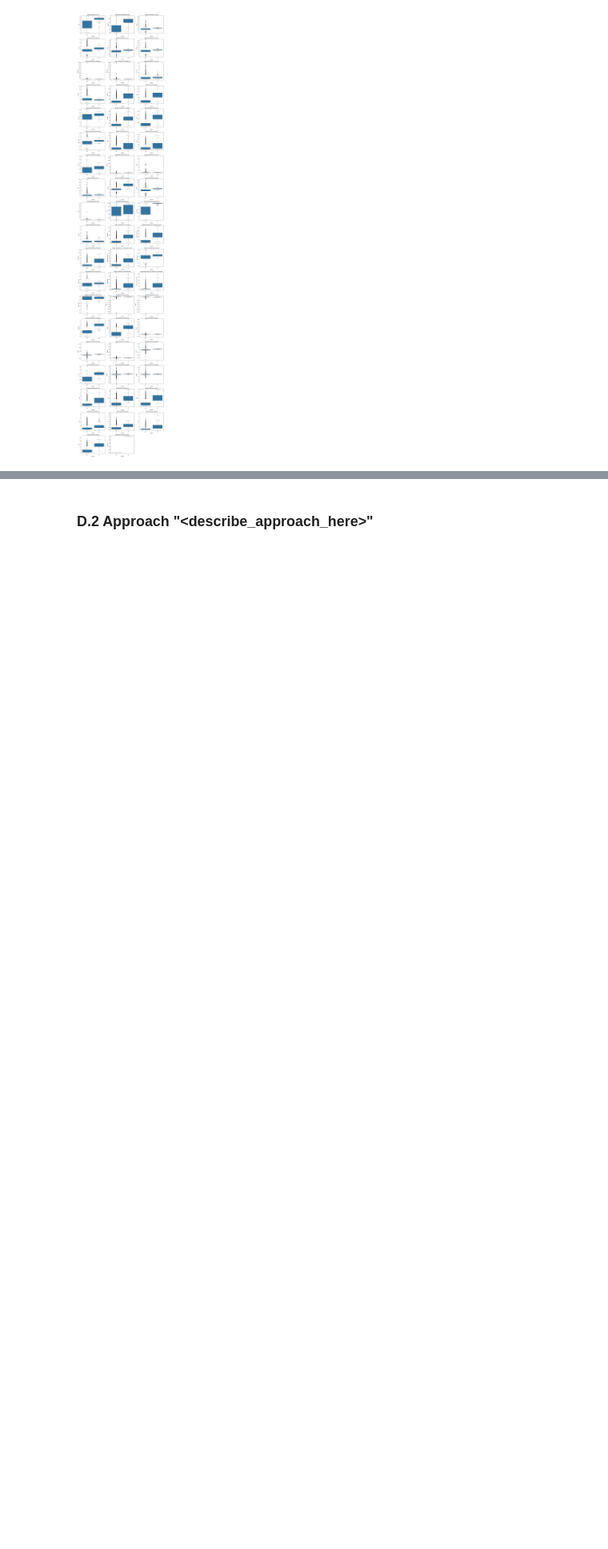
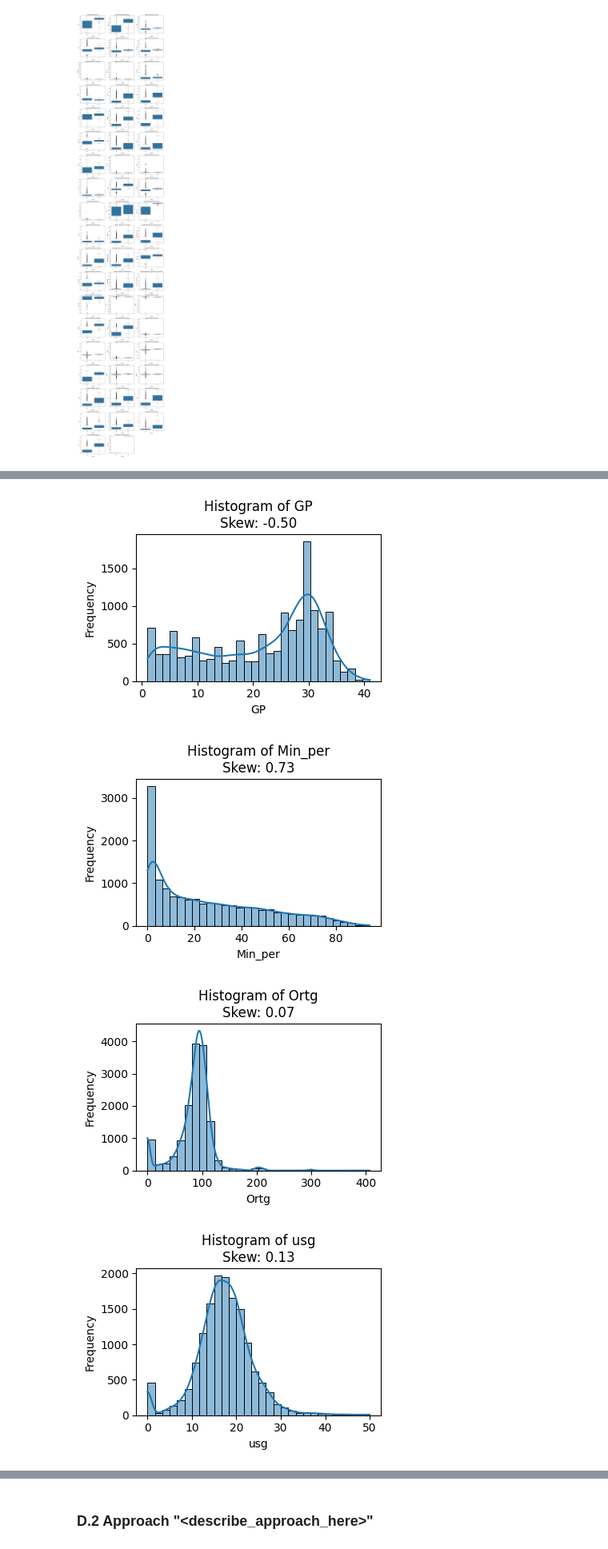
Before and after one commit to shreyashn10/amla_group23_at1, a Jupyter notebook: notebooks/36120-25SP-group23-14635775-AT1-experiment-1.ipynb, the cells around one changed output, grey strips where cells are left out. Shown at 80% size. Saved outputs shown, nothing was run; the diff lists cells and outputs as text; code cells hidden in the pictures; blank space fills up the shorter version.

```diff
--- a/notebooks/36120-25SP-group23-14635775-AT1-experiment-1.ipynb
+++ b/notebooks/36120-25SP-group23-14635775-AT1-experiment-1.ipynb
@@ -243,0 +393,21 @@ provide a detailed analysis on the selected feature, its distribution, limitatio
+# %%
+# Checking skewness for numerical features
+
+def check_numerical_skewness(dataframe):
+    """Plot skewness for numerical features in the DataFrame."""
+
+    for col in dataframe.select_dtypes(include=np.number).columns:
+        plt.figure(figsize=(4, 3))
+        sns.histplot(df[col].dropna(), kde=True, bins=30)
+        plt.title(f'Histogram of {col}\nSkew: {dataframe[col].skew():.2f}')
+        plt.xlabel(col)
+        plt.ylabel('Frequency')
+        plt.tight_layout()
+        plt.show()
+
+check_numerical_skewness(df[features_eda_list])
+# %% [output]
+[figure, added]
+[figure, added]
+[figure, added]
+[figure, added]
```
Also changed, not shown: parts of 145 cells of this notebook, 7 other files.
